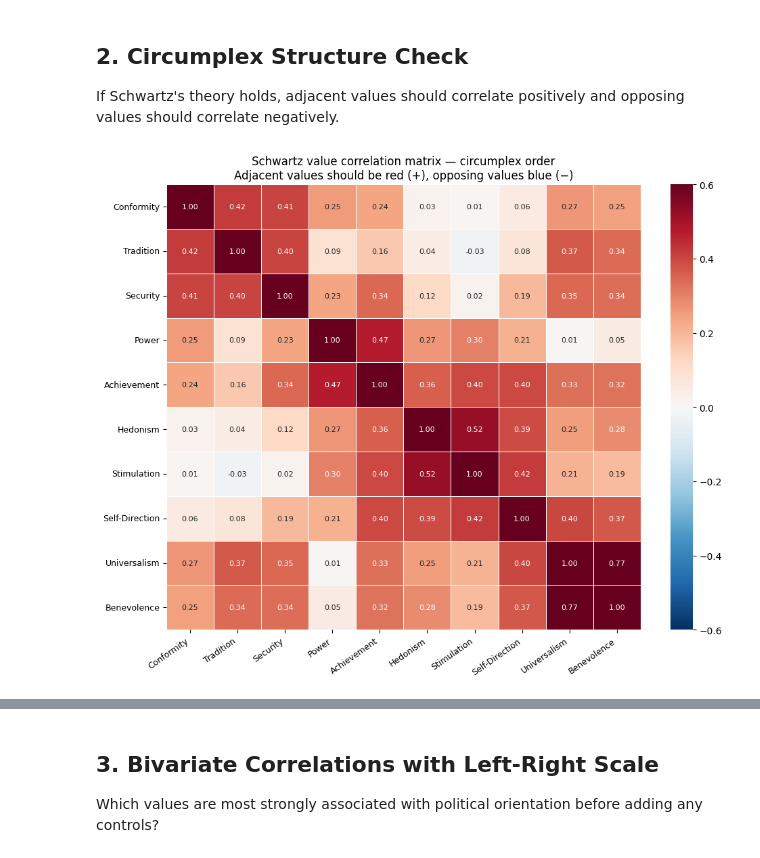
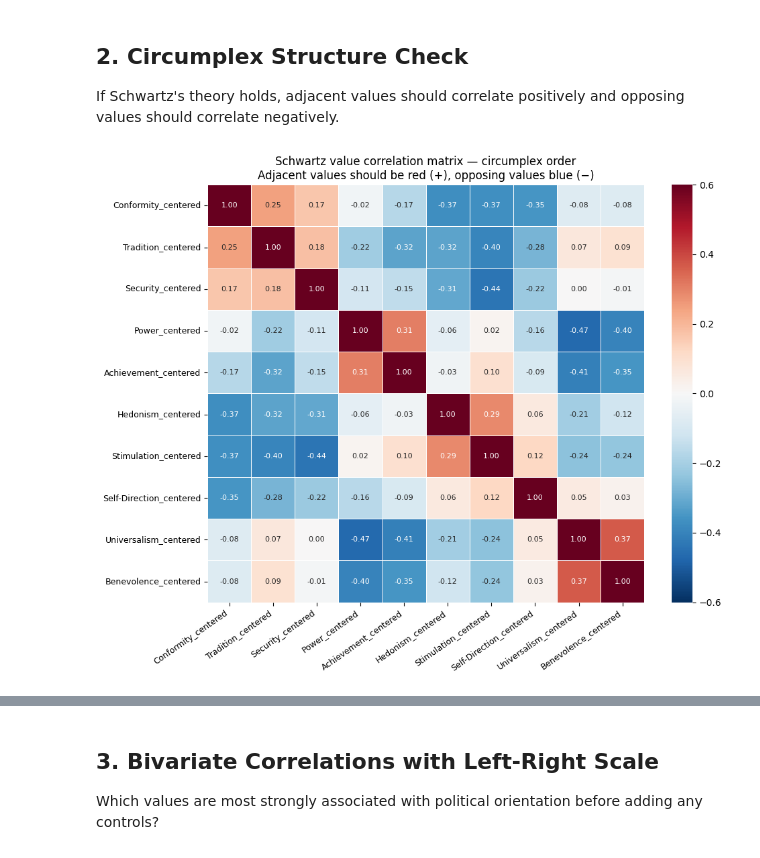
Before and after one commit to CU-S26-MSDSSB-DSCI-01-DataScienceLab/DataScienceLab_HumanValues, a Jupyter notebook: sibahle_question 1.ipynb, the cells around one changed output, grey strips where cells are left out. Cells and saved outputs as stored; diff of their text form; code cells hidden in the pictures.

```diff
--- a/sibahle_question 1.ipynb
+++ b/sibahle_question 1.ipynb
@@ -18,20 +18,20 @@ from scipy.stats import pearsonr
 import warnings
 warnings.filterwarnings('ignore')
 
-df = pd.read_csv('ess_cleaned_data.csv')
+df = pd.read_csv('ess_final_analysis.csv')
 
-# Your exact value column names
+
+# NEW - CONSISTENT ✅
 VALUE_COLS = [
-    'Conformity', 'Tradition', 'Security',       # Conservation → expect RIGHT
-    'Power', 'Achievement',                        # Self-Enhancement → expect RIGHT
-    'Hedonism', 'Stimulation', 'Self-Direction',  # Openness → weak / LEFT
-    'Universalism', 'Benevolence'                  # Self-Transcendence → expect LEFT
+    'Conformity_centered', 'Tradition_centered', 'Security_centered',
+    'Power_centered', 'Achievement_centered',
+    'Hedonism_centered', 'Stimulation_centered', 'Self-Direction_centered',
+    'Universalism_centered', 'Benevolence_centered'
 ]
+OUTCOME  = 'lrscale'
+CONTROLS = ['agea', 'gndr']
 
-OUTCOME  = 'lrscale'
-CONTROLS = ['agea', 'gndr']   # age + gender (available in your data)
 
-# Drop missing on analysis variables
 df_analysis = df[VALUE_COLS + CONTROLS + [OUTCOME, 'cntry']].dropna()
 
 print(f"Full dataset:      {df.shape[0]:,} rows")
@@ -39,6 +39,5 @@ print(f"Analysis sample:   {df_analysis.shape[0]:,} rows (after dropping missing
 print(f"Countries:         {df_analysis['cntry'].nunique()}")
 print(f"Country list:      {sorted(df_analysis['cntry'].unique())}")
 print(f"\nLeft-right scale range: {df_analysis[OUTCOME].min()} – {df_analysis[OUTCOME].max()}")
-print(f"Mean lr_scale: {df_analysis[OUTCOME].mean():.2f}")
 # %% [output]
 Full dataset:      136,454 rows
@@ -100,23 +108,25 @@ If Schwartz's theory holds, adjacent values should correlate positively
 and opposing values should correlate negatively.
 # %%
 # Circumplex order (theory-driven)
-ORDERED = ['Conformity','Tradition','Security','Power','Achievement',
-           'Hedonism','Stimulation','Self-Direction','Universalism','Benevolence']
+ORDERED = ['Conformity_centered', 'Tradition_centered', 'Security_centered',
+    'Power_centered', 'Achievement_centered',
+    'Hedonism_centered', 'Stimulation_centered', 'Self-Direction_centered',
+    'Universalism_centered', 'Benevolence_centered']
 
 corr = df_analysis[ORDERED].corr()
 
 fig, ax = plt.subplots(figsize=(10, 8))
 sns.heatmap(corr, annot=True, fmt='.2f', cmap='RdBu_r',
             center=0, vmin=-0.6, vmax=0.6,
             xticklabels=ORDERED, yticklabels=ORDERED,
             linewidths=0.5, ax=ax, annot_kws={'size': 8})
 ax.set_title('Schwartz value correlation matrix — circumplex order\n'
              'Adjacent values should be red (+), opposing values blue (−)',
              fontsize=12)
 plt.xticks(rotation=35, ha='right', fontsize=9)
 plt.yticks(fontsize=9)
 plt.tight_layout()
 plt.savefig('outputs/01_circumplex_check.png', dpi=150, bbox_inches='tight')
 plt.show()
 # %% [output]
-[figure, old version]
+[figure, new version]
```
Also changed, not shown: parts of 10 cells of this notebook, 3 other files.
